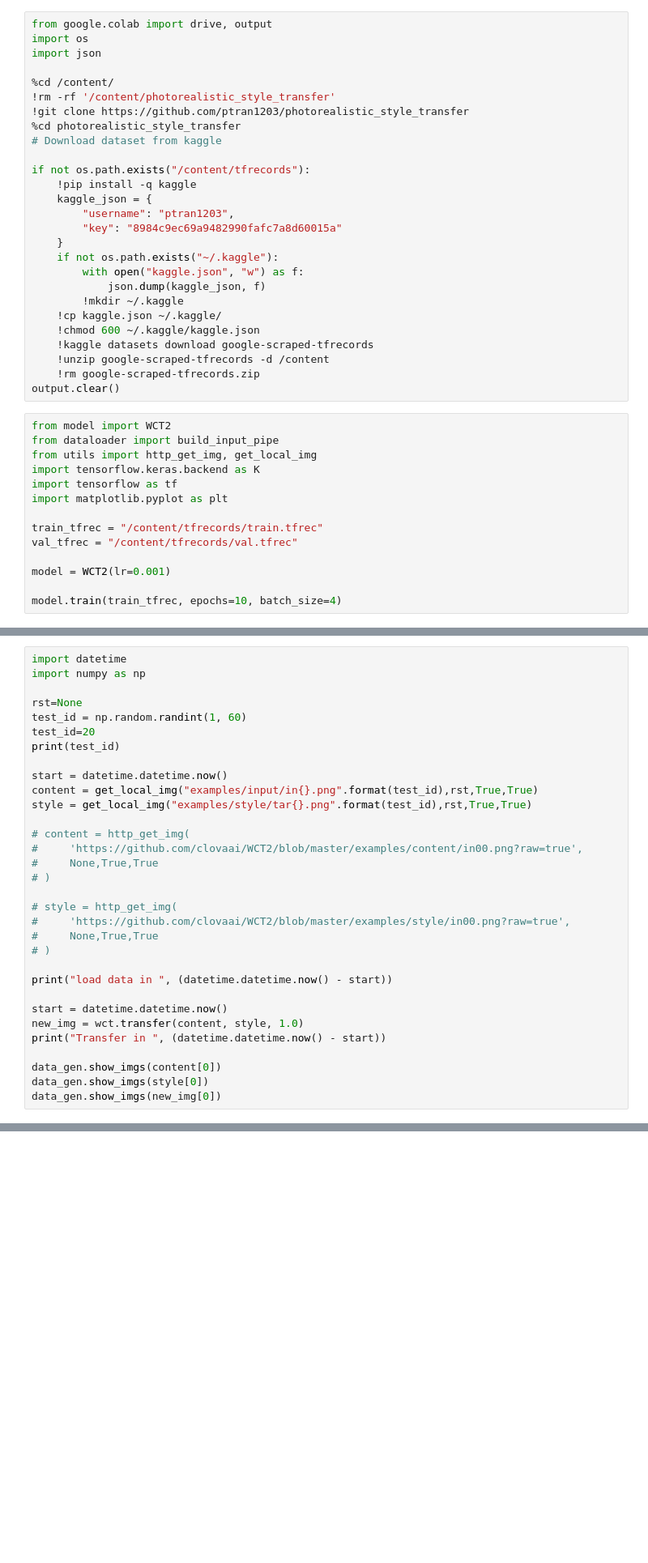
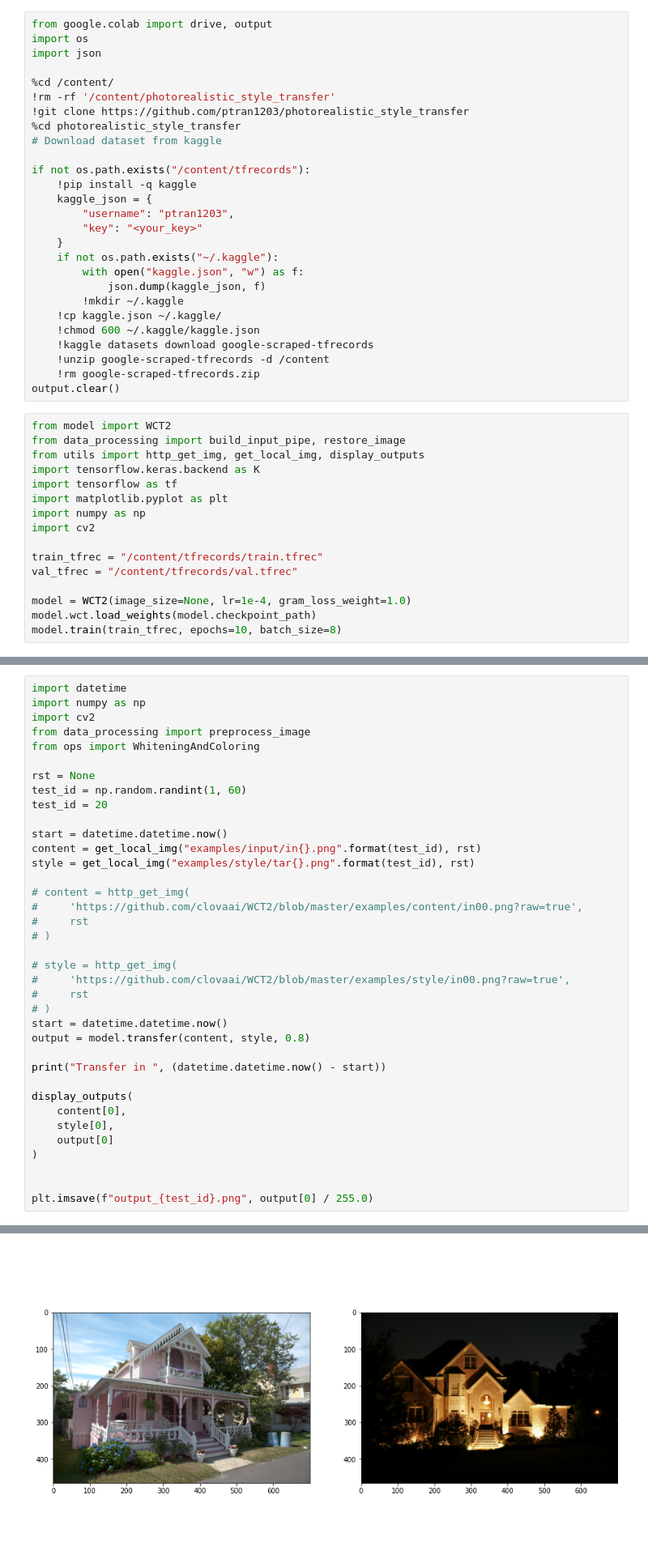
Before and after one commit to ptran1203/photorealistic_style_transfer, a Jupyter notebook: WCT2.ipynb, the cells around one changed output, grey strips where cells are left out. Shown: that part at 81% size. Saved outputs shown, nothing was run; the diff lists cells and outputs as text; blank space fills up the shorter version.

```diff
--- a/WCT2.ipynb
+++ b/WCT2.ipynb
@@ -15,7 +15,7 @@ if not os.path.exists("/content/tfrecords"):
     !pip install -q kaggle
     kaggle_json = {
         "username": "ptran1203",
-        "key": "8984c9ec69a9482990fafc7a8d60015a"
+        "key": "<your_key>"
     }
     if not os.path.exists("~/.kaggle"):
         with open("kaggle.json", "w") as f:
@@ -29,15 +29,17 @@ if not os.path.exists("/content/tfrecords"):
 output.clear()
 # %%
 from model import WCT2
-from dataloader import build_input_pipe
-from utils import http_get_img, get_local_img
+from data_processing import build_input_pipe, restore_image
+from utils import http_get_img, get_local_img, display_outputs
 import tensorflow.keras.backend as K
 import tensorflow as tf
 import matplotlib.pyplot as plt
+import numpy as np
+import cv2
 
 train_tfrec = "/content/tfrecords/train.tfrec"
 val_tfrec = "/content/tfrecords/val.tfrec"
 
-model = WCT2(lr=0.001)
-
-model.train(train_tfrec, epochs=10, batch_size=4)
+model = WCT2(image_size=None, lr=1e-4, gram_loss_weight=1.0)
+model.wct.load_weights(model.checkpoint_path)
+model.train(train_tfrec, epochs=10, batch_size=8)
@@ -60,32 +54,38 @@ InvalidArgumentError: ignored
 # %%
 import datetime
 import numpy as np
+import cv2
+from data_processing import preprocess_image
+from ops import WhiteningAndColoring
 
-rst=None
+rst = None
 test_id = np.random.randint(1, 60)
-test_id=20
-print(test_id)
+test_id = 20
 
 start = datetime.datetime.now()
-content = get_local_img("examples/input/in{}.png".format(test_id),rst,True,True)
-style = get_local_img("examples/style/tar{}.png".format(test_id),rst,True,True)
+content = get_local_img("examples/input/in{}.png".format(test_id), rst)
+style = get_local_img("examples/style/tar{}.png".format(test_id), rst)
 
 # content = http_get_img(
 #     'https://github.com/clovaai/WCT2/blob/master/examples/content/in00.png?raw=true',
-#     None,True,True
+#     rst
 # )
 
 # style = http_get_img(
 #     'https://github.com/clovaai/WCT2/blob/master/examples/style/in00.png?raw=true',
-#     None,True,True
+#     rst
 # )
+start = datetime.datetime.now()
+output = model.transfer(content, style, 0.8)
 
-print("load data in ", (datetime.datetime.now() - start))
-
-start = datetime.datetime.now()
-new_img = wct.transfer(content, style, 1.0)
 print("Transfer in ", (datetime.datetime.now() - start))
 
-data_gen.show_imgs(content[0])
-data_gen.show_imgs(style[0])
-data_gen.show_imgs(new_img[0])
+display_outputs(
+    content[0],
+    style[0],
+    output[0]
+)
+
+
+plt.imsave(f"output_{test_id}.png", output[0] / 255.0)
+# %% [output]
@@ -91,0 +93 @@ data_gen.show_imgs(new_img[0])
+[figure, added]
```
Also changed, not shown: parts of 4 cells of this notebook.
